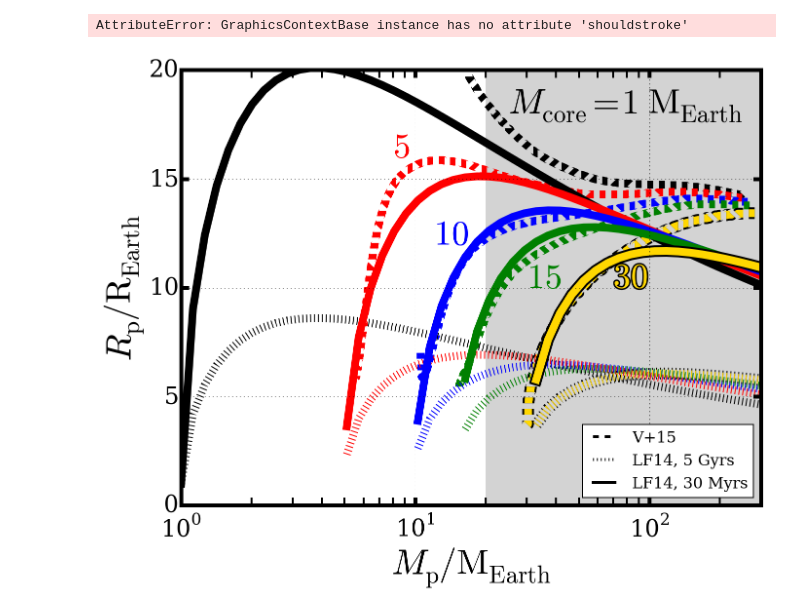
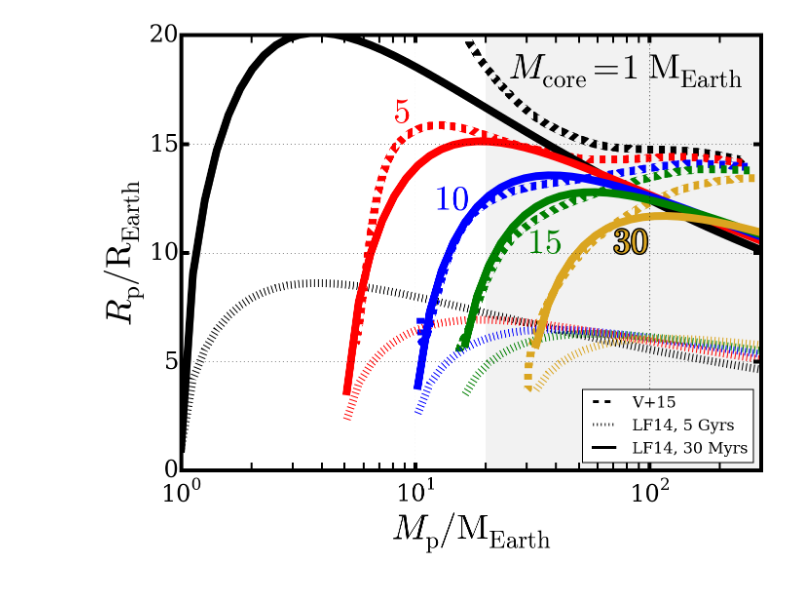
Before and after one commit to decaelus/CeMDA_tidal_evol, a Jupyter notebook: Mass-Radius Relation Plots.ipynb, the cells around one changed output. Drawn from its saved outputs; the diff is of its cells as text; code cells hidden in the pictures.

Commit message:
Final(?) version of compare mass radius plot

```diff
--- a/Mass-Radius Relation Plots.ipynb
+++ b/Mass-Radius Relation Plots.ipynb
@@ -30,20 +30,24 @@ import matplotlib.lines as mlines
 
 fig = plt.figure(figsize=(8*4./3, 8))
 ax = fig.add_subplot(111)
-lc = cycle(['black', 'red', 'blue', 'green', 'gold'])
+lc = cycle(['black', 'red', 'blue', 'green', 'goldenrod'])
 ls = cycle(['-', '--'])
 
 for i in range(len(Valsecchi_mass_radius_relation)):
     cur_color = next(lc)
-    if(cur_color != 'gold'):
-        ax.semilogx(Valsecchi_mass_radius_relation[i]['mass'],
-                    Valsecchi_mass_radius_relation[i]['radius'],
-                    lw=8, color=cur_color, ls='--')
-    else:
-        ax.semilogx(Valsecchi_mass_radius_relation[i]['mass'],
-                    Valsecchi_mass_radius_relation[i]['radius'],
-                    lw=8, color=cur_color, ls='--',
-                    path_effects=[PathEffects.withStroke(linewidth=12, foreground="k")])
+    ax.semilogx(Valsecchi_mass_radius_relation[i]['mass'],
+                Valsecchi_mass_radius_relation[i]['radius'],
+                lw=8, color=cur_color, ls='--')
+
+#     if(cur_color != 'gold'):
+#         ax.semilogx(Valsecchi_mass_radius_relation[i]['mass'],
+#                     Valsecchi_mass_radius_relation[i]['radius'],
+#                     lw=8, color=cur_color, ls='--')
+#     else:
+#         ax.semilogx(Valsecchi_mass_radius_relation[i]['mass'],
+#                     Valsecchi_mass_radius_relation[i]['radius'],
+#                     lw=8, color=cur_color, ls='--',
+#                     path_effects=[PathEffects.withStroke(linewidth=12, foreground="k")])
 
 ax.text(25, 18, '$M_{\\rm core} = {\\rm 1\ M_{Earth}}$', fontsize=36, color=next(lc))
 ax.text(8, 16, '${\\rm 5}$', fontsize=36, color=next(lc))
@@ -53,49 +57,52 @@ ax.text(70, 10, '${\\rm 30}$', fontsize=36, color=next(lc),
         path_effects=[PathEffects.withStroke(linewidth=3, foreground="k")])
 
 Mps = 10**(np.linspace(0., np.log10(300.)))
 for i in range(len(core_masses)):
 
     cur_color = next(lc)
 
     fenvs = 1. - core_masses[i].value/Mps
+    ax.semilogx(Mps, ut.Lopez_superearth_radius(Mps, fenv=fenvs, age=30e6*u.year),
+                lw=8, color=cur_color)
+    ax.semilogx(Mps, ut.Lopez_superearth_radius(Mps, fenv=fenvs, age=5e9*u.year),
+                lw=8, color=cur_color, ls=':')
 
-    if(cur_color != 'gold'):
-        ax.semilogx(Mps, ut.Lopez_superearth_radius(Mps, fenv=fenvs, age=30e6*u.year),
-                    lw=8, color=cur_color)
-        ax.semilogx(Mps, ut.Lopez_superearth_radius(Mps, fenv=fenvs, age=5e9*u.year),
-                    lw=8, color=cur_color, ls=':')
-    else:
-        ax.semilogx(Mps, ut.Lopez_superearth_radius(Mps, fenv=fenvs, age=30e6*u.year),
-                    lw=8, color=cur_color,
-                    path_effects=[PathEffects.withStroke(linewidth=12, foreground="k")])
-        ax.semilogx(Mps, ut.Lopez_superearth_radius(Mps, fenv=fenvs, age=5e9*u.year),
-                    lw=8, color=cur_color, ls=':',
-                    path_effects=[PathEffects.withStroke(linewidth=12, foreground="k")])
+#     if(cur_color != 'gold'):
+#         ax.semilogx(Mps, ut.Lopez_superearth_radius(Mps, fenv=fenvs, age=30e6*u.year),
+#                     lw=8, color=cur_color)
+#         ax.semilogx(Mps, ut.Lopez_superearth_radius(Mps, fenv=fenvs, age=5e9*u.year),
+#                     lw=8, color=cur_color, ls=':')
+#     else:
+#         ax.semilogx(Mps, ut.Lopez_superearth_radius(Mps, fenv=fenvs, age=30e6*u.year),
+#                     lw=8, color=cur_color,
+#                     path_effects=[PathEffects.withStroke(linewidth=12, foreground="k")])
+#         ax.semilogx(Mps, ut.Lopez_superearth_radius(Mps, fenv=fenvs, age=5e9*u.year),
+#                     lw=8, color=cur_color, ls=':',
+#                     path_effects=[PathEffects.withStroke(linewidth=12, foreground="k")])
 
 # ax.text(1.1, 2, '${\\rm 1}$', fontsize=36, color=next(lc))
 # ax.text(6, 2, '${\\rm 5}$', fontsize=36, color=next(lc))
 # ax.text(10.5, 2, '${\\rm 10}$', fontsize=36, color=next(lc))
 # ax.text(17, 3, '${\\rm 15}$', fontsize=36, color=next(lc))
 # ax.text(40, 4, '${\\rm 30}$', fontsize=36, color=next(lc),
 #        path_effects=[PathEffects.withStroke(linewidth=3, foreground="k")])
 
 ax.set_xlim([0, 300])
 ax.set_ylim([0, 20])
 
 Valsecchi_line = mlines.Line2D([], [], color='black', ls='--', label='V+15')
 Lopez_line_5Gyrs = mlines.Line2D([], [], color='black', ls=':', label='LF14, 5 Gyrs')
 Lopez_line_30Myrs = mlines.Line2D([], [], color='black', label='LF14, 30 Myrs')
 ax.legend(handles=[Valsecchi_line, Lopez_line_5Gyrs, Lopez_line_30Myrs], loc='lower right', fontsize=16)
 
-#ax.axvspan(20, 300, color='lightgray', zorder=-1)
+ax.axvspan(20, 300, color='0.95', zorder=-1)
 
 ax.set_xlabel('$M_{\\rm p}/{\\rm M_{Earth}}$', fontsize=36)
 ax.set_ylabel('$R_{\\rm p}/{\\rm R_{Earth}}$', fontsize=36)
 
-fig.savefig('compare_mass-radius_relations.eps', dpi=250, bbox_inches='tight')
+fig.savefig('compare_mass-radius_relations.eps', dpi=1000, bbox_inches='tight')
 # %% [output]
-AttributeError: GraphicsContextBase instance has no attribute 'shouldstroke'
-[figure, old version]
+[figure, new version]
 # %%
 # plotting data to reproduce graph
 
```
Also changed, not shown: 1 other file.
